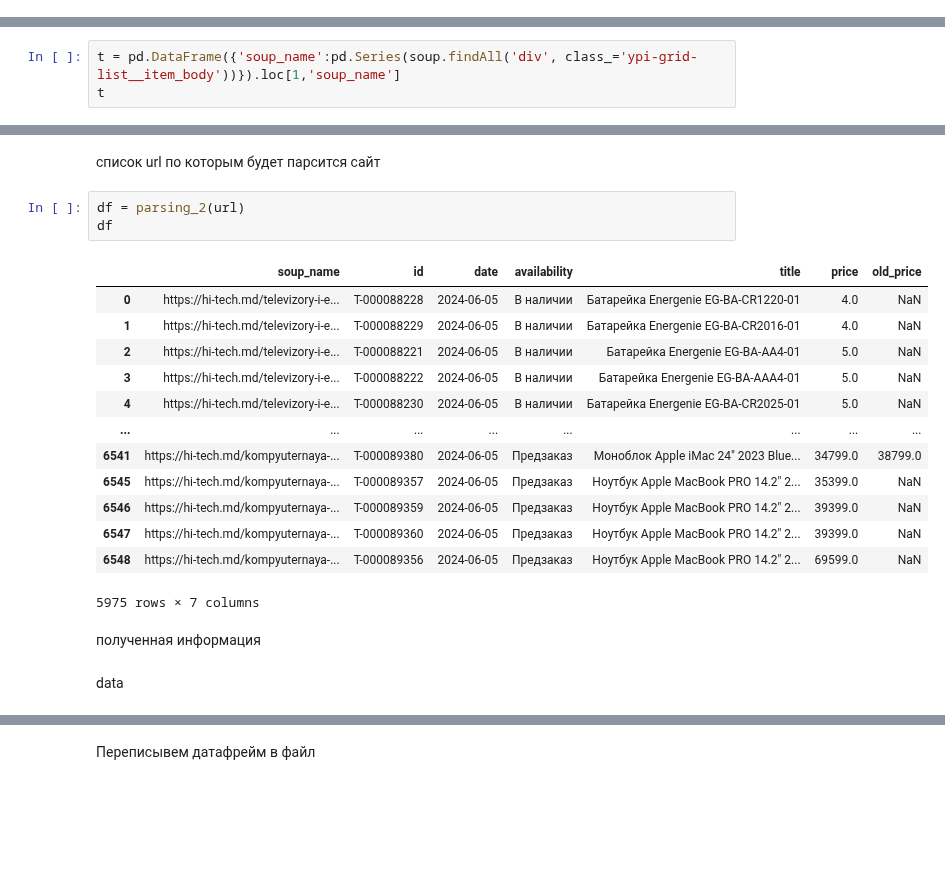
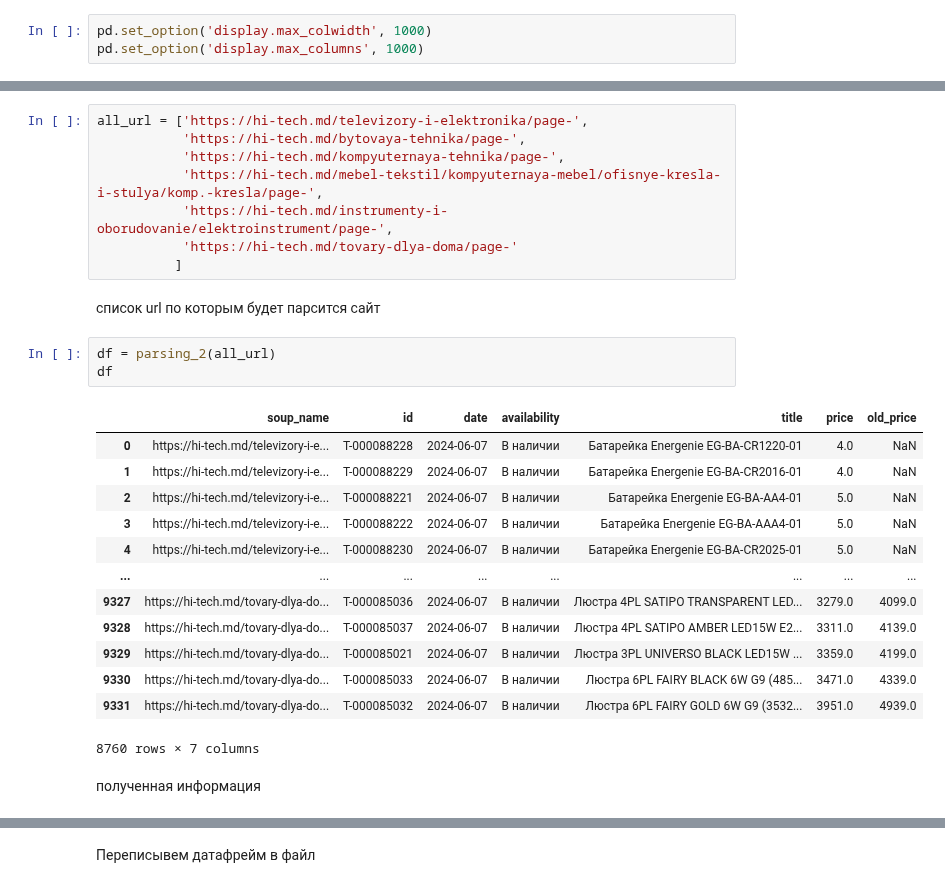
Before and after one commit to APolisakov/parsing, a Jupyter notebook: hay__parsing.ipynb, the cells around one changed output, grey strips where cells are left out. Saved outputs shown, nothing was run; the diff lists cells and outputs as text; blank space fills up the shorter version.

```diff
--- a/hay__parsing.ipynb
+++ b/hay__parsing.ipynb
@@ -10,5 +11,8 @@ from tqdm import trange, tqdm
 # %% [markdown]
 импорт библиотек
+# %%
+pd.set_option('display.max_colwidth', 1000)
+pd.set_option('display.max_columns', 1000)
 # %%
 reqx = requests.get('https://hi-tech.md/kompyuternaya-tehnika/sport-i-otdyh/hd-cvi-kamery/ip-kamery/')
 # %%
@@ -25,6 +29,3 @@ data.head()
 | 4 | [[ , [\n, <input name="appearance... |
 # %% [markdown]
 парсинг тестовой страници сайта
-# %%
-t = pd.DataFrame({'soup_name':pd.Series(soup.findAll('div', class_='ypi-grid-list__item_body'))}).loc[1,'soup_name']
-t
@@ -203,26 +177,32 @@ all_url = ['https://hi-tech.md/televizory-i-elektronika/page-',
+# %%
+all_url = ['https://hi-tech.md/televizory-i-elektronika/page-',
+           'https://hi-tech.md/bytovaya-tehnika/page-',
+           'https://hi-tech.md/kompyuternaya-tehnika/page-',
+           'https://hi-tech.md/mebel-tekstil/kompyuternaya-mebel/ofisnye-kresla-i-stulya/komp.-kresla/page-',
+           'https://hi-tech.md/instrumenty-i-oborudovanie/elektroinstrument/page-',
+           'https://hi-tech.md/tovary-dlya-doma/page-'
+          ]
 # %% [markdown]
 список url по которым будет парсится сайт
 # %%
-df = parsing_2(url)
+df = parsing_2(all_url)
 df
 # %% [output]
 |  | soup_name | id | date | availability | title | price | old_price |
-| 0 | https://hi-tech.md/televizory-i-e... | Т-000088228 | 2024-06-05 | В наличии | Батарейка Energenie EG-BA-CR1220-01 | 4.0 | NaN |
-| 1 | https://hi-tech.md/televizory-i-e... | Т-000088229 | 2024-06-05 | В наличии | Батарейка Energenie EG-BA-CR2016-01 | 4.0 | NaN |
-| 2 | https://hi-tech.md/televizory-i-e... | Т-000088221 | 2024-06-05 | В наличии | Батарейка Energenie EG-BA-AA4-01 | 5.0 | NaN |
-| 3 | https://hi-tech.md/televizory-i-e... | Т-000088222 | 2024-06-05 | В наличии | Батарейка Energenie EG-BA-AAA4-01 | 5.0 | NaN |
-| 4 | https://hi-tech.md/televizory-i-e... | Т-000088230 | 2024-06-05 | В наличии | Батарейка Energenie EG-BA-CR2025-01 | 5.0 | NaN |
+| 0 | https://hi-tech.md/televizory-i-e... | Т-000088228 | 2024-06-07 | В наличии | Батарейка Energenie EG-BA-CR1220-01 | 4.0 | NaN |
+| 1 | https://hi-tech.md/televizory-i-e... | Т-000088229 | 2024-06-07 | В наличии | Батарейка Energenie EG-BA-CR2016-01 | 4.0 | NaN |
+| 2 | https://hi-tech.md/televizory-i-e... | Т-000088221 | 2024-06-07 | В наличии | Батарейка Energenie EG-BA-AA4-01 | 5.0 | NaN |
+| 3 | https://hi-tech.md/televizory-i-e... | Т-000088222 | 2024-06-07 | В наличии | Батарейка Energenie EG-BA-AAA4-01 | 5.0 | NaN |
+| 4 | https://hi-tech.md/televizory-i-e... | Т-000088230 | 2024-06-07 | В наличии | Батарейка Energenie EG-BA-CR2025-01 | 5.0 | NaN |
 | ... | ... | ... | ... | ... | ... | ... | ... |
-| 6541 | https://hi-tech.md/kompyuternaya-... | Т-000089380 | 2024-06-05 | Предзаказ | Моноблок Apple iMac 24" 2023 Blue... | 34799.0 | 38799.0 |
-| 6545 | https://hi-tech.md/kompyuternaya-... | Т-000089357 | 2024-06-05 | Предзаказ | Ноутбук Apple MacBook PRO 14.2" 2... | 35399.0 | NaN |
-| 6546 | https://hi-tech.md/kompyuternaya-... | Т-000089359 | 2024-06-05 | Предзаказ | Ноутбук Apple MacBook PRO 14.2" 2... | 39399.0 | NaN |
-| 6547 | https://hi-tech.md/kompyuternaya-... | Т-000089360 | 2024-06-05 | Предзаказ | Ноутбук Apple MacBook PRO 14.2" 2... | 39399.0 | NaN |
-| 6548 | https://hi-tech.md/kompyuternaya-... | Т-000089356 | 2024-06-05 | Предзаказ | Ноутбук Apple MacBook PRO 14.2" 2... | 69599.0 | NaN |
+| 9327 | https://hi-tech.md/tovary-dlya-do... | Т-000085036 | 2024-06-07 | В наличии | Люстра 4PL SATIPO TRANSPARENT LED... | 3279.0 | 4099.0 |
+| 9328 | https://hi-tech.md/tovary-dlya-do... | Т-000085037 | 2024-06-07 | В наличии | Люстра 4PL SATIPO AMBER LED15W E2... | 3311.0 | 4139.0 |
+| 9329 | https://hi-tech.md/tovary-dlya-do... | Т-000085021 | 2024-06-07 | В наличии | Люстра 3PL UNIVERSO BLACK LED15W ... | 3359.0 | 4199.0 |
+| 9330 | https://hi-tech.md/tovary-dlya-do... | Т-000085033 | 2024-06-07 | В наличии | Люстра 6PL FAIRY BLACK 6W G9 (485... | 3471.0 | 4339.0 |
+| 9331 | https://hi-tech.md/tovary-dlya-do... | Т-000085032 | 2024-06-07 | В наличии | Люстра 6PL FAIRY GOLD 6W G9 (3532... | 3951.0 | 4939.0 |
-5975 rows × 7 columns
+8760 rows × 7 columns
 # %% [markdown]
 полученная информация
-# %% [markdown]
-data
 # %%
 preprocessing(df)
 # %% [output]
```
Also changed, not shown: parts of 70 cells of this notebook, 3 other files.
